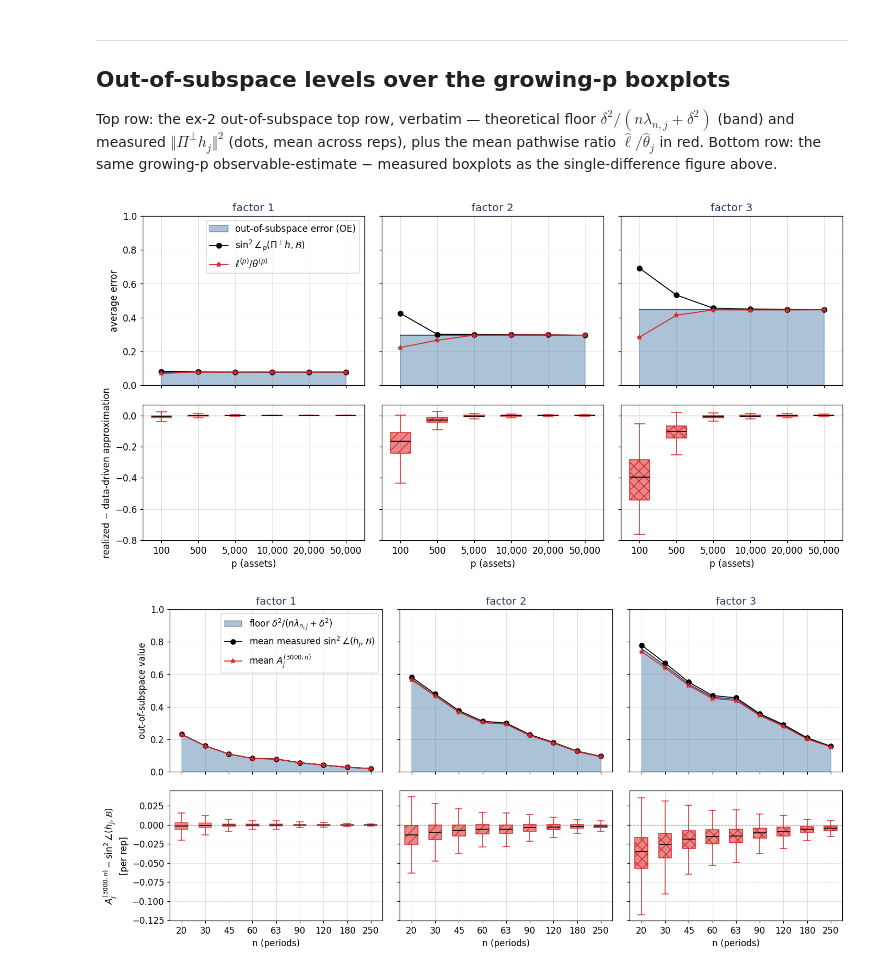
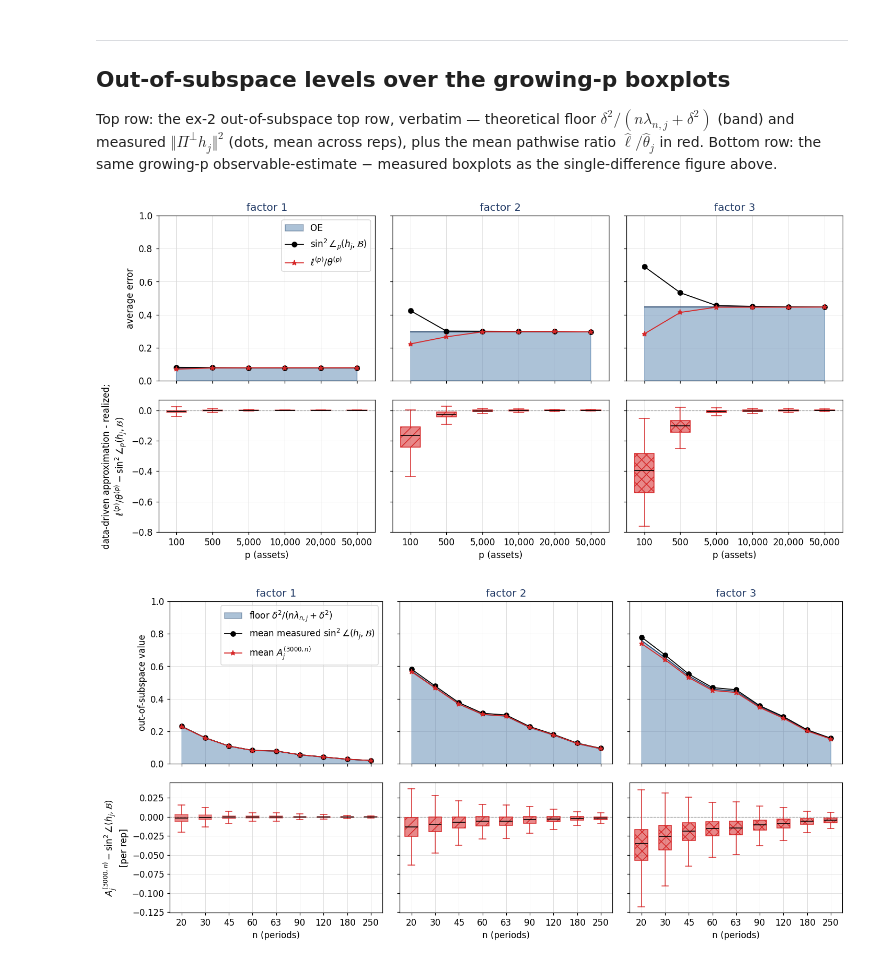
Before and after one commit to alexbstl/factor_lab_pc_concentration_code, a Jupyter notebook: notebooks/ex-3_pathwise_formula31_flplot_mono_sharedB.ipynb, the cells around one changed output. Saved outputs shown, nothing was run; the diff lists cells and outputs as text; code cells hidden in the pictures.

```diff
--- a/notebooks/ex-3_pathwise_formula31_flplot_mono_sharedB.ipynb
+++ b/notebooks/ex-3_pathwise_formula31_flplot_mono_sharedB.ipynb
@@ -400,31 +400,32 @@ single-difference figure above.
 # %%
 from fl_plot import Band, MeanCI
 diff_boxplot_theme = Theme(factor_colors=("tab:red",) * 6, factor_cmaps=("Reds",) * 6,
                    factor_hatches=FACTOR_HATCHES,
                    ci_caps=dict(fmt="none", ecolor="black", elinewidth=0.0, capsize=0))
 fig, _ = grid(df_p, "p",
-    rows=[Row([Band("floor", label="out-of-subspace error (OE)"),
+    rows=[Row([Band("floor", label="OE"),
                MeanCI("measured_out_of_subspace",
                     #   label=r"measured $\Vert\Pi^{\perp}h_j\Vert^2$")],
-                    label=r"$\sin^2\angle_p(\Pi^{\perp}h,\mathcal{B})$"),
+                    # label=r"$\sin^2\angle_p(\Pi^{\perp}h,\mathcal{B})$"),
+                    label=r"$\sin^2\angle_p(h_j,\mathcal{B})$"),
                MeanCI("ratio_ell_theta",
                     #   label=r"mean $\hat\ell/\hat\theta_j$",
                     label=r"$\ell^{(p)}/\theta^{(p)}$",
                       color="tab:red", marker="*",
                     #   caption=r"red dots = mean $\hat\ell/\hat\theta_j$ over replicates")],
                     )],ylim=(0,1),
             #   ylabel=r"out-of-subspace $\Vert\Pi^{\perp}h_j\Vert^2$", height=1.0),
             ylabel="average error", height=1.0),
           Row(BoxDist("diff_left_arg"),
-              ylabel="realized − data-driven approximation")],
+              ylabel="data-driven approximation - realized;\n"+r"$\ell^{(p)}/\theta^{(p)} - \sin^2\angle_p(h_j,\mathcal{B})$")],
                     #  " - \\Vert\\Pi^{\\perp}h_j\\Vert^2$\n[per rep]")],
     theme=diff_boxplot_theme,
     caption=False,
     # suptitle=f"Out-of-Subspace — growing p, fixed n=63 {_TAILS}",
     formats=FIG_FORMATS, out_path=out("ex3_oos_levels_p", save=True))
 show(fig)
 # %% [output]
-[figure, old version]
+[figure, new version]
 # %%
 from fl_plot import Band, MeanCI
 
```
Also changed, not shown: 2 other files.
